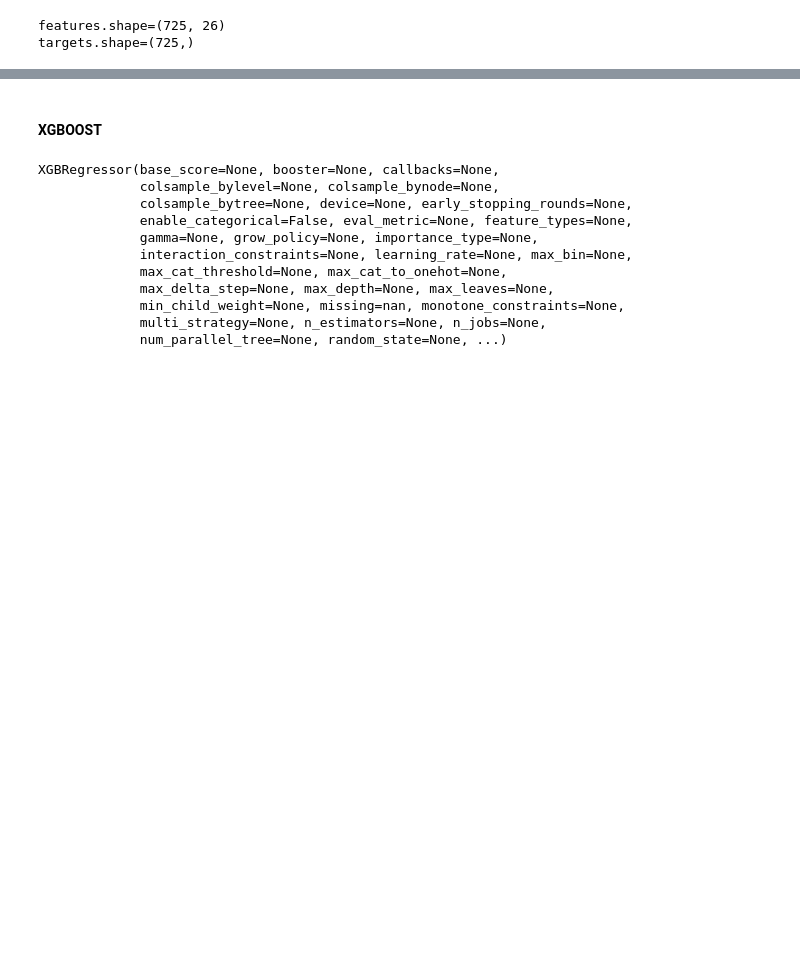
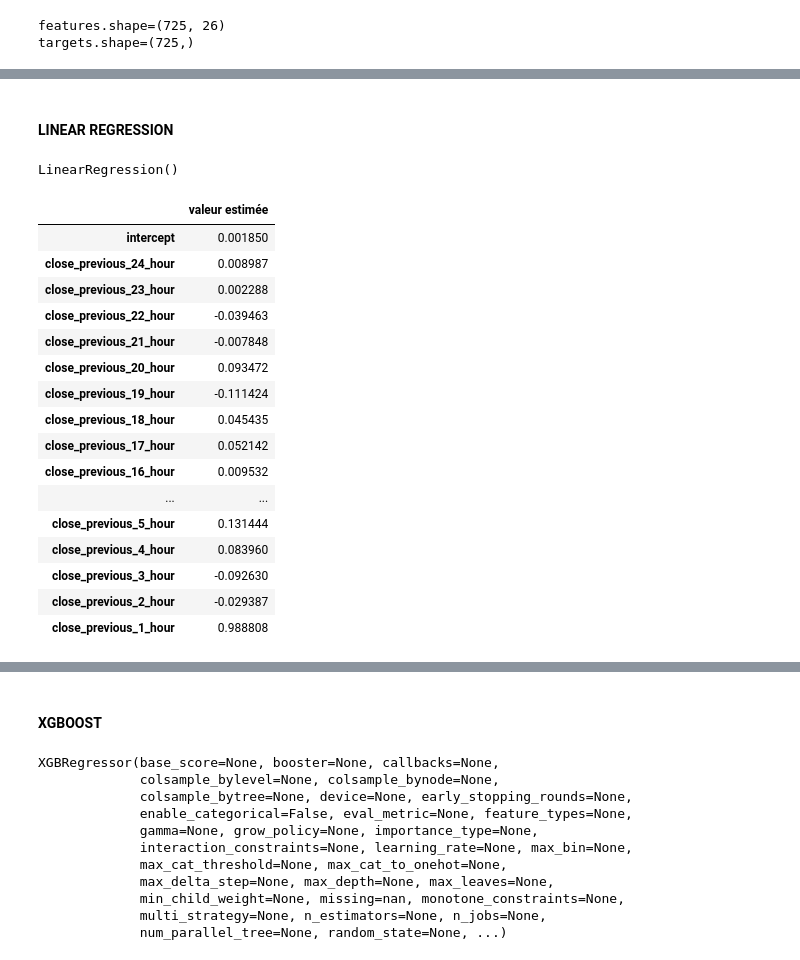
Before and after one commit to DataScientest-Studio/CDE-OCT23-OPA, a Jupyter notebook: notebooks/models_hour.ipynb, the cells around one changed output, grey strips where cells are left out. Saved outputs shown, nothing was run; the diff lists cells and outputs as text; code cells hidden in the pictures; blank space fills up the shorter version.

```diff
--- a/notebooks/models_hour.ipynb
+++ b/notebooks/models_hour.ipynb
@@ -206,0 +206,36 @@ X_train_only_numeric = X_train[past_close_columns]
+# %% [markdown]
+#### LINEAR REGRESSION
+# %%
+from sklearn.linear_model import LinearRegression
+
+regressor = LinearRegression()
+regressor.fit(X_train_only_numeric, y_train)
+# %% [output]
+LinearRegression()
+# %%
+
+coeffs = list(regressor.coef_)
+coeffs.insert(0, regressor.intercept_)
+
+feats2 = list(X_train_only_numeric.columns)
+feats2.insert(0, 'intercept')
+
+pd.DataFrame({'valeur estimée': coeffs}, index=feats2)
+# %% [output]
+|  | valeur estimée |
+| intercept | 0.001850 |
+| close_previous_24_hour | 0.008987 |
+| close_previous_23_hour | 0.002288 |
+| close_previous_22_hour | -0.039463 |
+| close_previous_21_hour | -0.007848 |
+| close_previous_20_hour | 0.093472 |
+| close_previous_19_hour | -0.111424 |
+| close_previous_18_hour | 0.045435 |
+| close_previous_17_hour | 0.052142 |
+| close_previous_16_hour | 0.009532 |
+| ... | ... |
+| close_previous_5_hour | 0.131444 |
+| close_previous_4_hour | 0.083960 |
+| close_previous_3_hour | -0.092630 |
+| close_previous_2_hour | -0.029387 |
+| close_previous_1_hour | 0.988808 |
```
Also changed, not shown: parts of 18 cells of this notebook, 3 other files.
